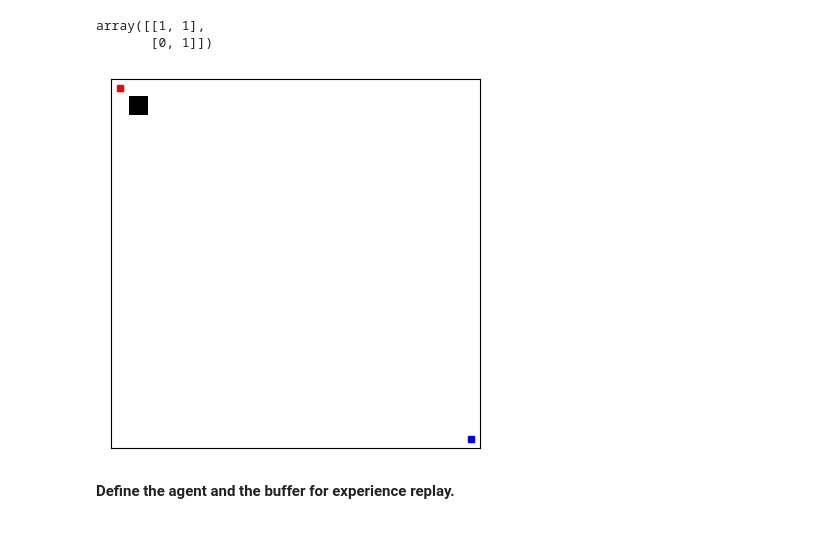
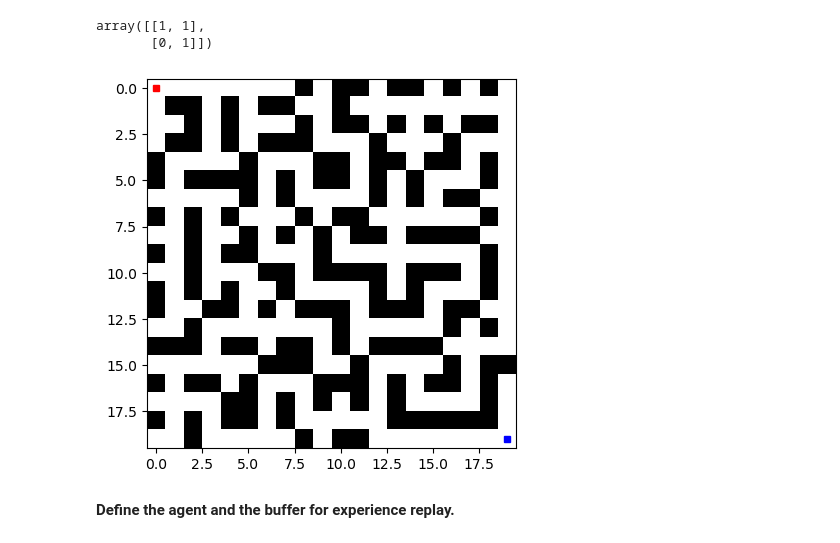
Before and after one commit to yuanxy92/deep_Q_learning_maze, a Jupyter notebook: deep_qlearning.ipynb, the cells around one changed output. Drawn from its saved outputs; the diff is of its cells as text; code cells hidden in the pictures.

```diff
--- a/deep_qlearning.ipynb
+++ b/deep_qlearning.ipynb
@@ -137,9 +137,9 @@ maze[1:3, 1:3]
 array([[1, 1],
        [0, 1]])
 # %%
-maze_env.draw('./results/maze_20.pdf')
+maze_env.draw_full('./results/maze_20.pdf')
 # %% [output]
-[figure, old version]
+[figure, new version]
 # %% [markdown]
 **Define the agent and the buffer for experience replay.**
 # %%
```
Also changed, not shown: parts of 1 cell of this notebook, 4 other files.
